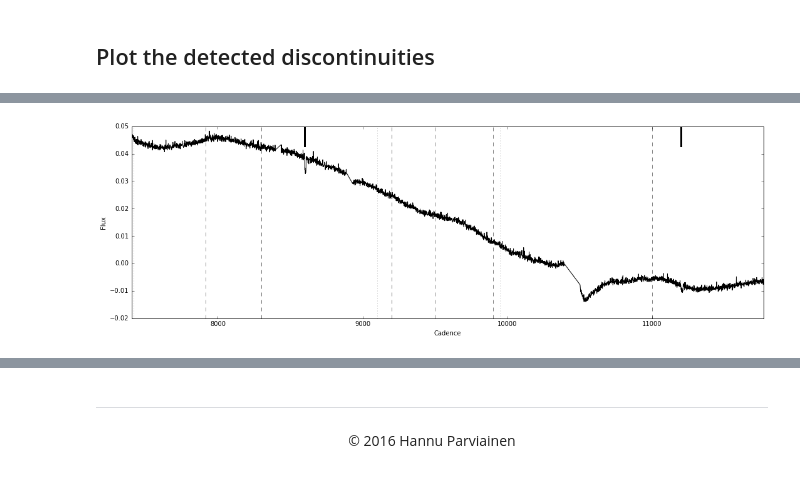
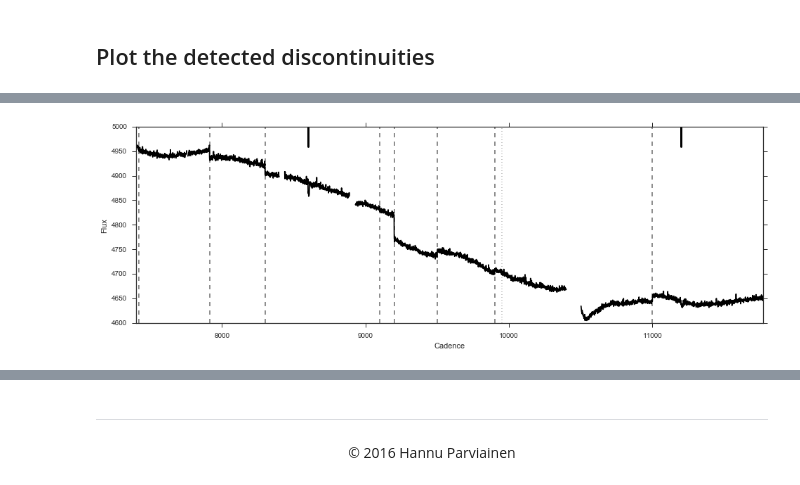
Before and after one commit to hpparvi/KeplerJC, a Jupyter notebook: examples/Example_1.ipynb, the cells around one changed output, grey strips where cells are left out. Drawn from its saved outputs; the diff is of its cells as text; code cells hidden in the pictures.

```diff
--- a/examples/Example_1.ipynb
+++ b/examples/Example_1.ipynb
@@ -73,16 +72,4 @@ fig.tight_layout()
-# %%
-ff = jc.flux.copy()
-for j in jumps:
-    if j.type == 'jump':
-        ff[jc.cadence >= j.pos] -= j.amp
-
-fig,ax = subplots(1,1,figsize=(15,5))
-ax.plot(jc.cadence, ff, 'k')
-[ax.axvline(j.pos, ls=':', c='k', alpha=0.25) for j in jumps if j.type=='noise']
-[ax.axvline(j.pos, ls='--', c='k', alpha=0.5) for j in jumps if j.type=='jump']
-[ax.axvline(j.pos, 0.9, 1.0, c='k', lw=3)     for j in jumps if j.type=='transit']
-[ax.axvline(j.pos, ls='-', c='k', alpha=0.5) for j in jumps if j.type=='flare']
-setp(ax, xlim=cadence[[0,-1]], xlabel='Cadence', ylabel='Flux')
-fig.tight_layout()
-# %% [output]
-[figure, removed]
+# %%
+kdata.plot(jumps)
+# %% [output]
+[figure, added]
```
Also changed, not shown: parts of 17 cells of this notebook.
